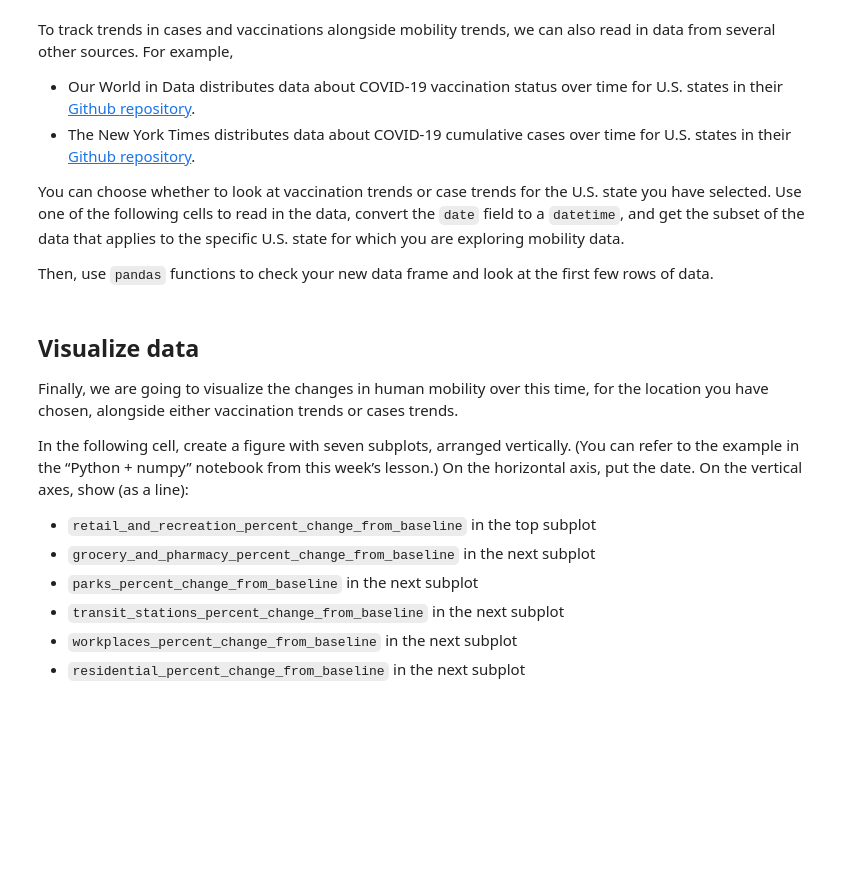
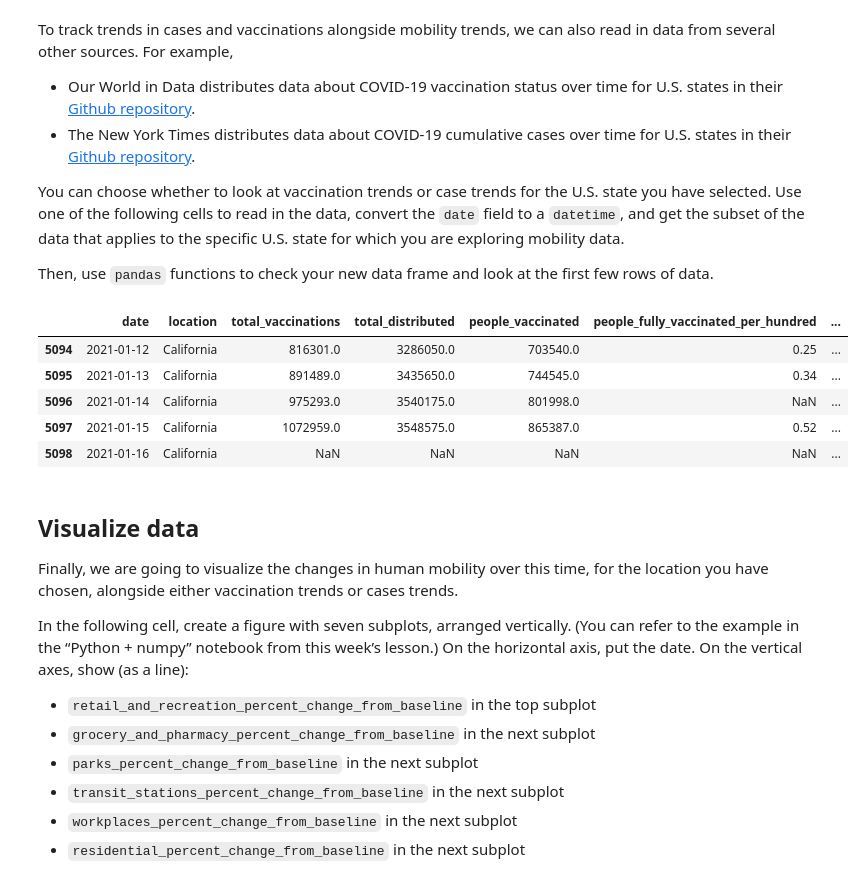
Before and after one commit to ZoeMcFife/5AHITM, a Jupyter notebook: INSY/Colab/#2024-10-17#/explore-hw.ipynb, the cells around one changed output. Cells and saved outputs as stored; diff of their text form; code cells hidden in the pictures; blank space fills up the shorter version.

```diff
--- a/INSY/Colab/#2024-10-17#/explore-hw.ipynb
+++ b/INSY/Colab/#2024-10-17#/explore-hw.ipynb
@@ -207,11 +225,22 @@ the first few rows of data.
 # %%
 # TODO Q8 - Vaccinations option
 
 url_vax = 'https://github.com/owid/covid-19-data/raw/master/public/data/vaccinations/us_state_vaccinations.csv'
-# df_vax = ...
-# df_vax['date'] = ...
-# df_vax_subset = ...
+df_vax = pd.read_csv(url_vax)
+df_vax['date'] = pd.to_datetime(df_vax.date)
+
+df_vax_subset = df_vax[(df_vax['location'].eq("California"))]
+
 # check the data frame and look at a few rows
+
+df_vax_subset.head()
+# %% [output]
+|  | date | location | total_vaccinations | total_distributed | people_vaccinated | people_fully_vaccinated_per_hundred | ... |
+| 5094 | 2021-01-12 | California | 816301.0 | 3286050.0 | 703540.0 | 0.25 | ... |
+| 5095 | 2021-01-13 | California | 891489.0 | 3435650.0 | 744545.0 | 0.34 | ... |
+| 5096 | 2021-01-14 | California | 975293.0 | 3540175.0 | 801998.0 | NaN | ... |
+| 5097 | 2021-01-15 | California | 1072959.0 | 3548575.0 | 865387.0 | 0.52 | ... |
+| 5098 | 2021-01-16 | California | NaN | NaN | NaN | NaN | ... |
 # %%
 # TODO Q8 - Cases option
 
```
Also changed, not shown: parts of 5 cells of this notebook.
